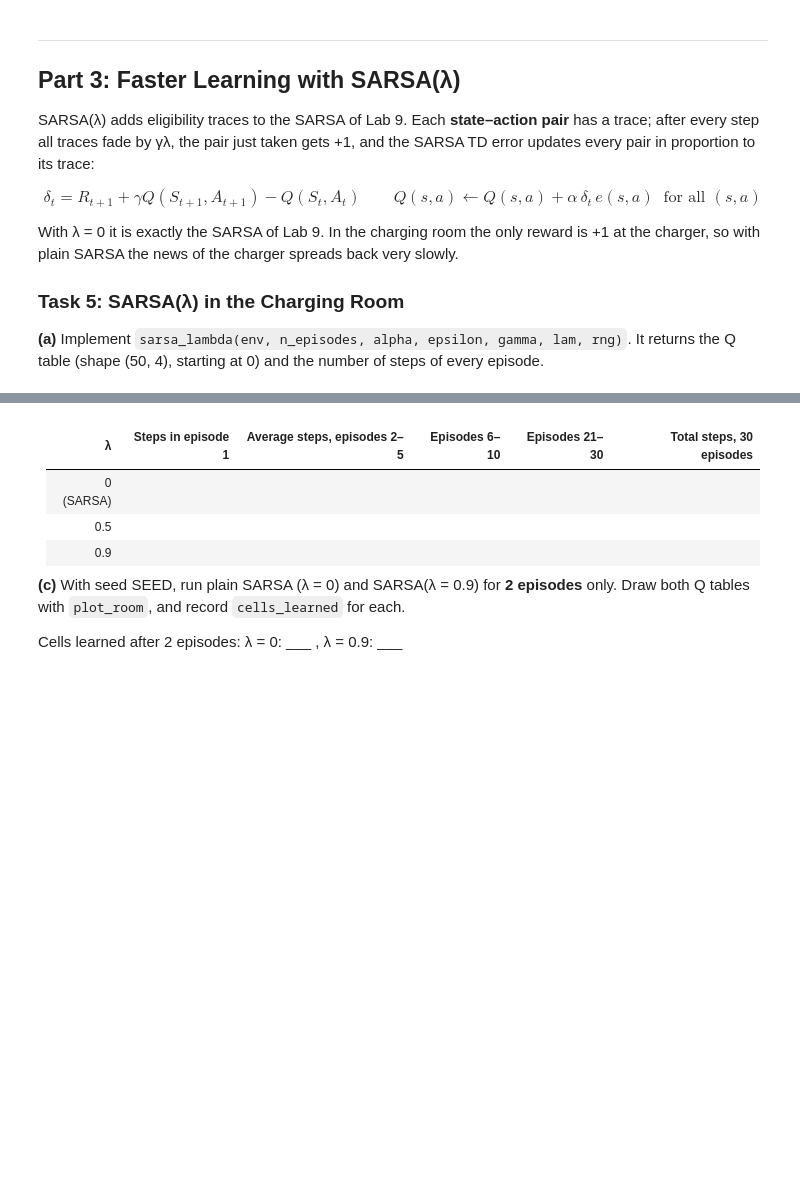
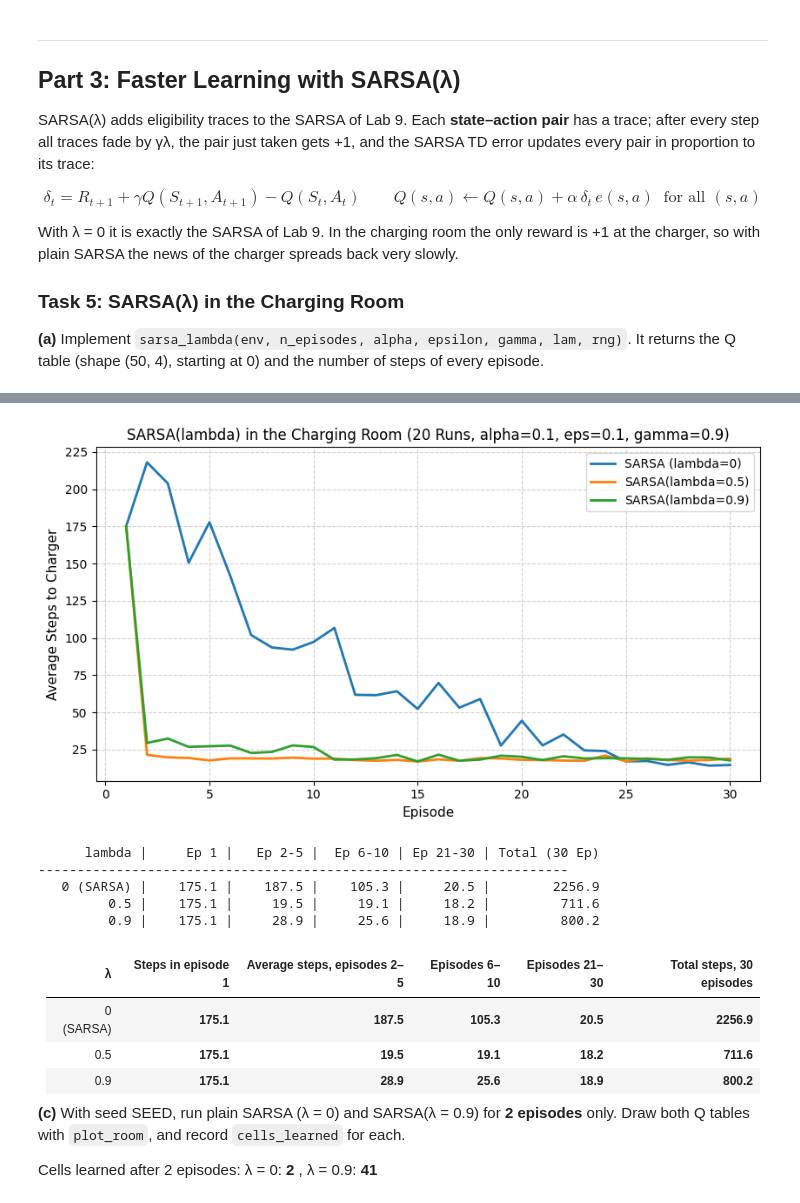
Before and after one commit to SikandarHussain6858/RL_labs, a Jupyter notebook: RL_Lab10_502808.ipynb, the cells around one changed output, grey strips where cells are left out. Saved outputs shown, nothing was run; the diff lists cells and outputs as text; code cells hidden in the pictures; blank space fills up the shorter version.

```diff
--- a/RL_Lab10_502808.ipynb
+++ b/RL_Lab10_502808.ipynb
@@ -484,10 +702,18 @@ def sarsa_lambda(env, n_episodes, alpha, epsilon, gamma, lam, rng):
         while not done:
             s2, r, done = env.step(a)
             steps[ep] += 1
-            # TODO: choose a2 with epsilon_greedy; compute delta (target = r if done);
-            #       fade all traces by gamma*lam; add 1 to E[s, a];
-            #       Q += alpha * delta * E; then s, a = s2, a2
-            # your code here
+            if done:
+                delta = r - Q[s, a]
+                E = gamma * lam * E
+                E[s, a] += 1.0
+                Q += alpha * delta * E
+            else:
+                a2 = epsilon_greedy(Q, s2, epsilon, rng)
+                delta = r + gamma * Q[s2, a2] - Q[s, a]
+                E = gamma * lam * E
+                E[s, a] += 1.0
+                Q += alpha * delta * E
+                s, a = s2, a2
 
     return Q, steps
 # %% [markdown]
@@ -497,16 +726,68 @@ def sarsa_lambda(env, n_episodes, alpha, epsilon, gamma, lam, rng):
 
 **(b)** For λ ∈ {0, 0.5, 0.9}, run 20 independent runs of 30 episodes (run $k$ uses seed SEED + $k$), with α = 0.1, ε = 0.1 and γ = 0.9. Plot the average number of steps per episode, one line per λ, and complete Table 9.
 # %%
-# TODO: 20 runs x 30 episodes for each lambda; average steps per episode; Table 9.
-# your code here
+# 20 runs x 30 episodes for each lambda; average steps per episode; Table 9.
+sarsa_lams = [0.0, 0.5, 0.9]
+room_runs = 20
+room_episodes = 30
+room_alpha = 0.1
+room_eps = 0.1
+room_gamma = 0.9
+
+room_env = RoomEnv()
+all_sarsa_steps = {}
+table9_data = {}
+
+plt.figure(figsize=(8.5, 4.8))
+
+for l_val in sarsa_lams:
+    runs_steps = np.zeros((room_runs, room_episodes))
+    for k in range(room_runs):
+        rng = np.random.default_rng(SEED + k)
+        _, stps = sarsa_lambda(room_env, room_episodes, room_alpha, room_eps, room_gamma, l_val, rng)
+        runs_steps[k] = stps
+    mean_steps = runs_steps.mean(axis=0)
+    all_sarsa_steps[l_val] = mean_steps
+
+    ep1 = mean_steps[0]
+    ep2_5 = mean_steps[1:5].mean()
+    ep6_10 = mean_steps[5:10].mean()
+    ep21_30 = mean_steps[20:30].mean()
+    tot = mean_steps.sum()
+    table9_data[l_val] = (ep1, ep2_5, ep6_10, ep21_30, tot)
+
+    label_str = "SARSA (lambda=0)" if l_val == 0.0 else f"SARSA(lambda={l_val})"
+    plt.plot(range(1, room_episodes + 1), mean_steps, label=label_str, lw=2)
+
+plt.xlabel("Episode", fontsize=11)
+plt.ylabel("Average Steps to Charger", fontsize=11)
+plt.title("SARSA(lambda) in the Charging Room (20 Runs, alpha=0.1, eps=0.1, gamma=0.9)", fontsize=12)
+plt.grid(True, linestyle="--", alpha=0.6)
+plt.legend(fontsize=10)
+plt.tight_layout()
+plt.show()
+
+print(f"{'lambda':>12} | {'Ep 1':>8} | {'Ep 2-5':>8} | {'Ep 6-10':>8} | {'Ep 21-30':>8} | {'Total (30 Ep)':>13}")
+print("-" * 68)
+for l_val in sarsa_lams:
+    ep1, ep2_5, ep6_10, ep21_30, tot = table9_data[l_val]
+    lab = "0 (SARSA)" if l_val == 0.0 else f"{l_val}"
+    print(f"{lab:>12} | {ep1:8.1f} | {ep2_5:8.1f} | {ep6_10:8.1f} | {ep21_30:8.1f} | {tot:13.1f}")
+# %% [output]
+[figure, added]
+      lambda |     Ep 1 |   Ep 2-5 |  Ep 6-10 | Ep 21-30 | Total (30 Ep)
+--------------------------------------------------------------------
+   0 (SARSA) |    175.1 |    187.5 |    105.3 |     20.5 |        2256.9
+         0.5 |    175.1 |     19.5 |     19.1 |     18.2 |         711.6
+         0.9 |    175.1 |     28.9 |     25.6 |     18.9 |         800.2
 # %% [markdown]
 | λ | Steps in episode 1 | Average steps, episodes 2–5 | Episodes 6–10 | Episodes 21–30 | Total steps, 30 episodes |
 |---|---|---|---|---|---|
-| 0 (SARSA) | | | | | |
-| 0.5 | | | | | |
-| 0.9 | | | | | |
+| 0 (SARSA) | **175.1** | **187.5** | **105.3** | **20.5** | **2256.9** |
+| 0.5 | **175.1** | **19.5** | **19.1** | **18.2** | **711.6** |
+| 0.9 | **175.1** | **28.9** | **25.6** | **18.9** | **800.2** |
 
 **(c)** With seed SEED, run plain SARSA (λ = 0) and SARSA(λ = 0.9) for **2 episodes** only. Draw both Q tables with `plot_room`, and record `cells_learned` for each.
 
-Cells learned after 2 episodes: λ = 0: ___ , λ = 0.9: ___
+Cells learned after 2 episodes: λ = 0: **2** , λ = 0.9: **41**
 # %%
```
Also changed, not shown: parts of 23 cells of this notebook.
